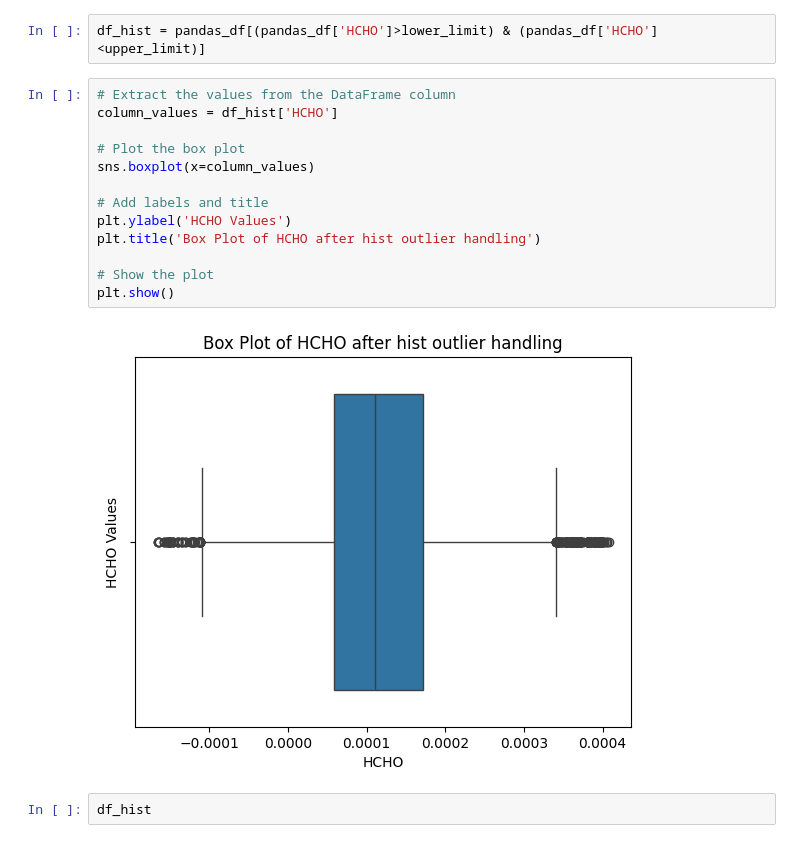
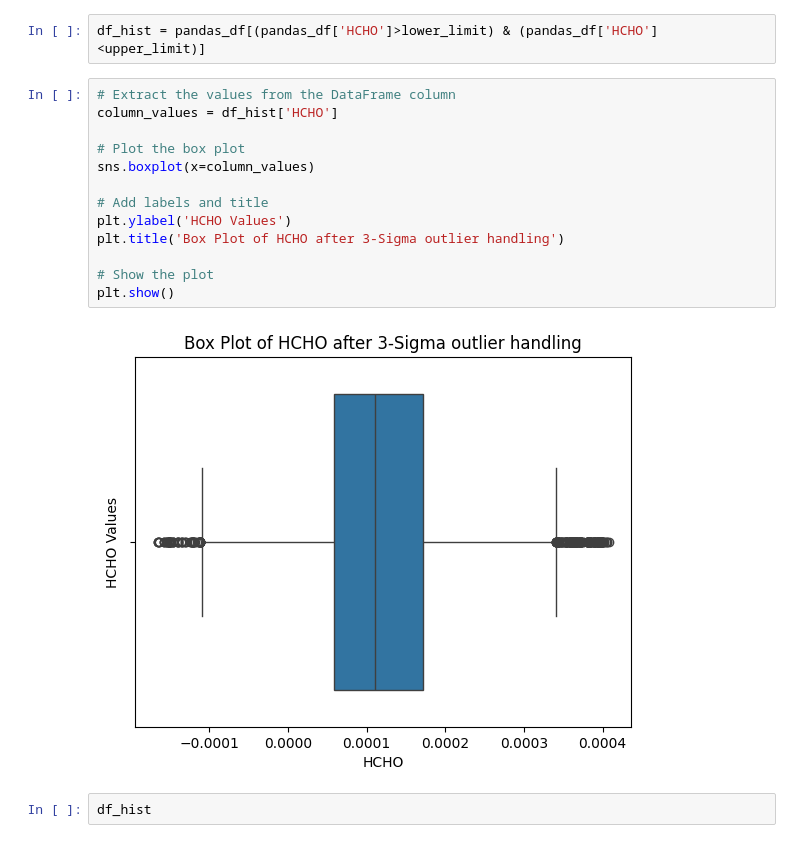
Before and after one commit to ChavinduDulaj/HCHO-Prediction-using-Data-Engineering, a Jupyter notebook: pre_processing (Q1).ipynb, the cells around one changed output. Drawn from its saved outputs; the diff is of its cells as text.

```diff
--- a/pre_processing (Q1).ipynb
+++ b/pre_processing (Q1).ipynb
@@ -414,18 +418,18 @@ df_hist = pandas_df[(pandas_df['HCHO']>lower_limit) & (pandas_df['HCHO']<upper_l
 # %%
 # Extract the values from the DataFrame column
 column_values = df_hist['HCHO']
 
 # Plot the box plot
 sns.boxplot(x=column_values)
 
 # Add labels and title
 plt.ylabel('HCHO Values')
-plt.title('Box Plot of HCHO after hist outlier handling')
+plt.title('Box Plot of HCHO after 3-Sigma outlier handling')
 
 # Show the plot
 plt.show()
 # %% [output]
-[figure, old version]
+[figure, new version]
 # %%
 df_hist
 # %% [output]
```
Also changed, not shown: parts of 2 cells of this notebook.
